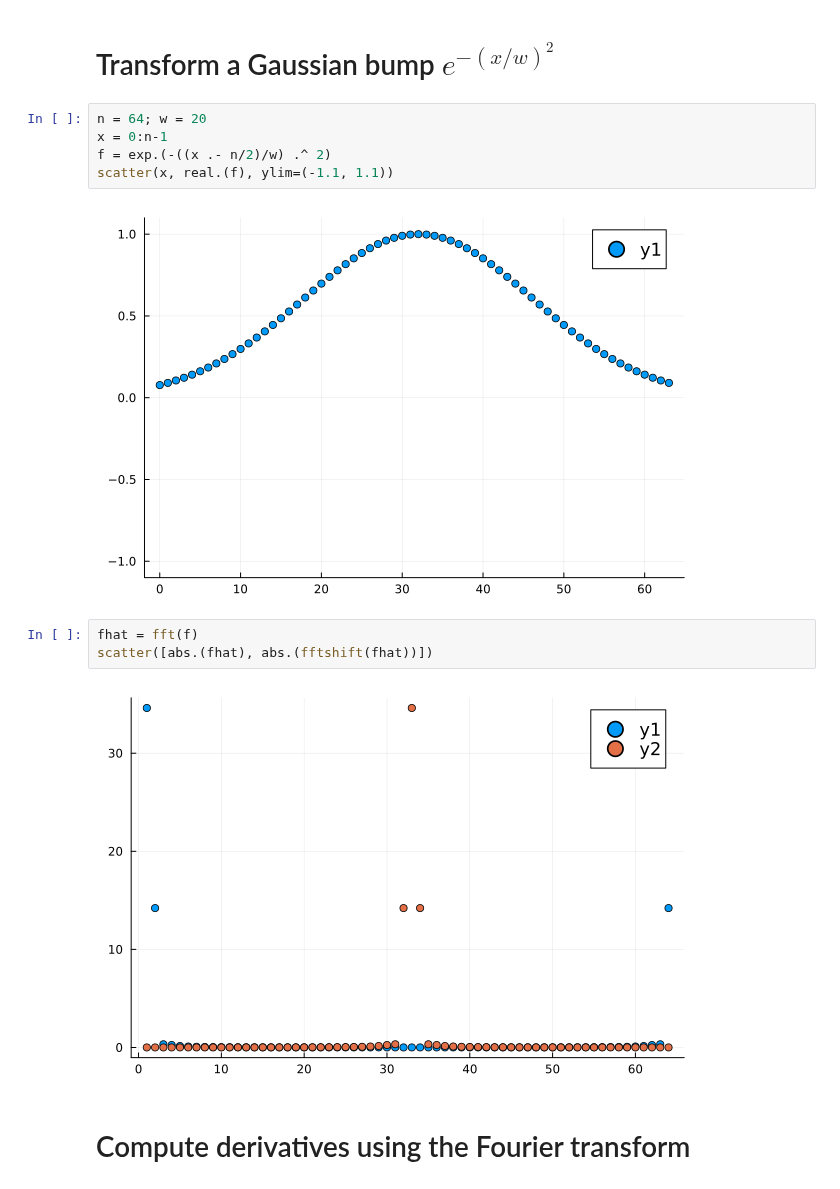
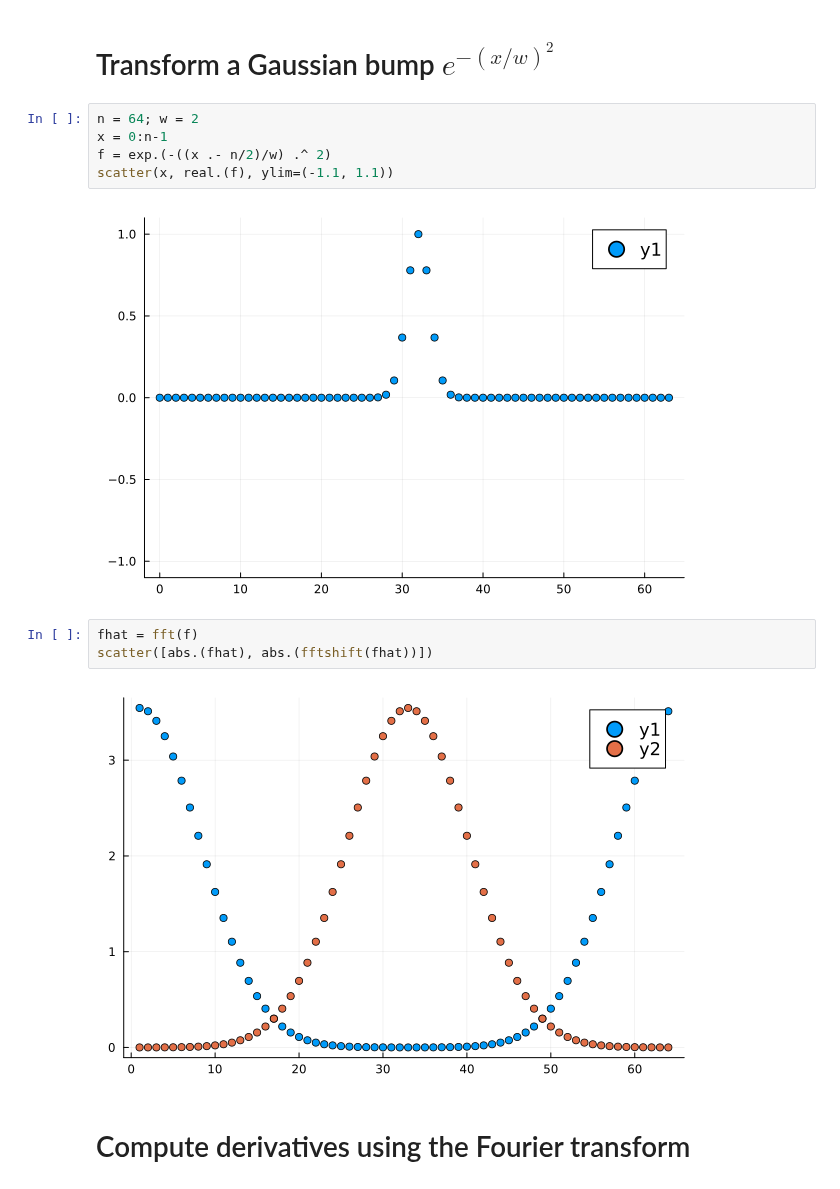
Before and after one commit to cu-numcomp/fall26, a Jupyter notebook: slides/2026-10-14-higher-dimensions.ipynb, the cells around one changed output. Cells and saved outputs as stored; diff of their text form.

```diff
--- a/slides/2026-10-14-higher-dimensions.ipynb
+++ b/slides/2026-10-14-higher-dimensions.ipynb
@@ -380,17 +380,17 @@ scatter([abs.(fhat), abs.(fftshift(fhat))], marker=[:square :circle])
 # %% [markdown]
 # Transform a Gaussian bump $e^{-(x/w)^2}$
 # %%
-n = 64; w = 20
+n = 64; w = 2
 x = 0:n-1
 f = exp.(-((x .- n/2)/w) .^ 2)
 scatter(x, real.(f), ylim=(-1.1, 1.1))
 # %% [output]
-[figure, old version]
+[figure, new version]
 # %%
 fhat = fft(f)
 scatter([abs.(fhat), abs.(fftshift(fhat))])
 # %% [output]
-[figure, old version]
+[figure, new version]
 # %% [markdown]
 # Compute derivatives using the Fourier transform
 # %% [markdown]
```
Also changed, not shown: parts of 8 cells of this notebook, 3 other files.
